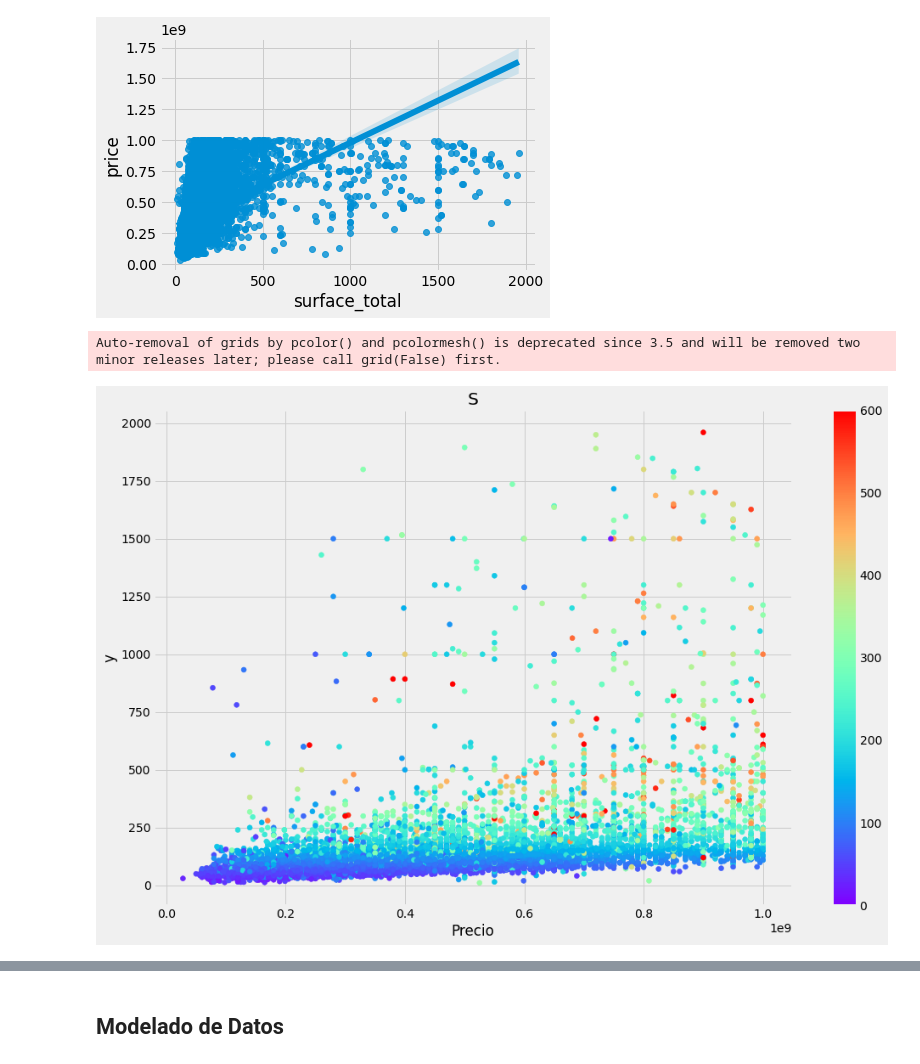
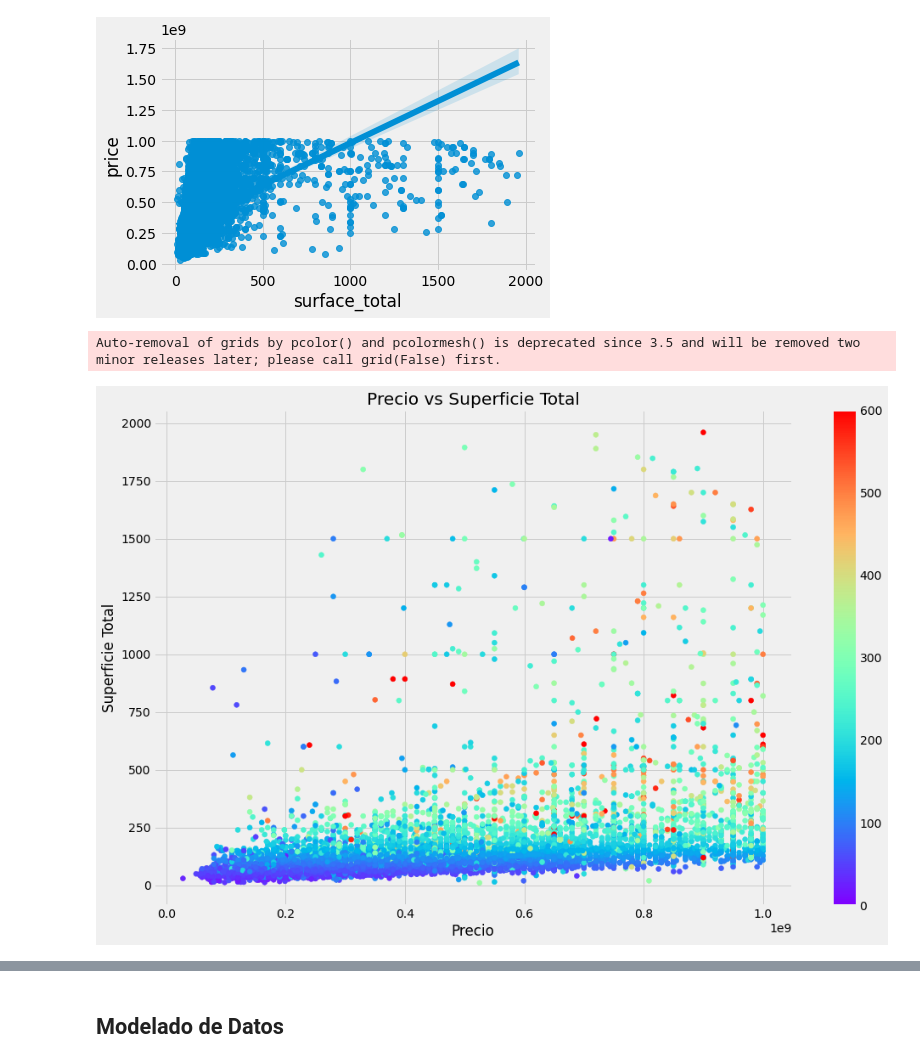
Before and after one commit to marioeoteroa/BootcampDSCodigofacilito, a Jupyter notebook: ProyectoBootcampDS.ipynb, the cells around one changed output, grey strips where cells are left out. Saved outputs shown, nothing was run; the diff lists cells and outputs as text; code cells hidden in the pictures.

```diff
--- a/ProyectoBootcampDS.ipynb
+++ b/ProyectoBootcampDS.ipynb
@@ -445,29 +487,29 @@ sns.regplot(x = df_filtrado['surface_total'], y = df_filtrado['price'])
 <AxesSubplot:xlabel='surface_total', ylabel='price'>
 [figure]
 # %%
+#Graficar la relación existente entre el precio y la superficie total de la vivienda
+
 x = df_filtrado['price']
 y = df_filtrado['surface_total']
 
 fig, ax = plt.subplots(figsize=(15, 10))
 
 cmap = plt.cm.rainbow
 norm = plt.Normalize(vmin=0, vmax=600)
 
 color=cmap(norm(df_filtrado["surface_covered"].values))
 
-
-# Plot
 plt.scatter(x, y, color = color)
-plt.title('S')
+plt.title('Precio vs Superficie Total')
 plt.xlabel('Precio')
-plt.ylabel('y')
+plt.ylabel('Superficie Total')
 #ax.set_xlim(0,15000000000)
 
 sm = plt.cm.ScalarMappable(cmap=cmap, norm=norm)
-sm.set_array([])  # only needed for matplotlib < 3.1
+sm.set_array([])
 fig.colorbar(sm)
 
 plt.show()
 # %% [output]
 Auto-removal of grids by pcolor() and pcolormesh() is deprecated since 3.5 and will be removed two minor releases later; please call grid(False) first.
-[figure, old version]
+[figure, new version]
```
Also changed, not shown: parts of 94 cells of this notebook.
